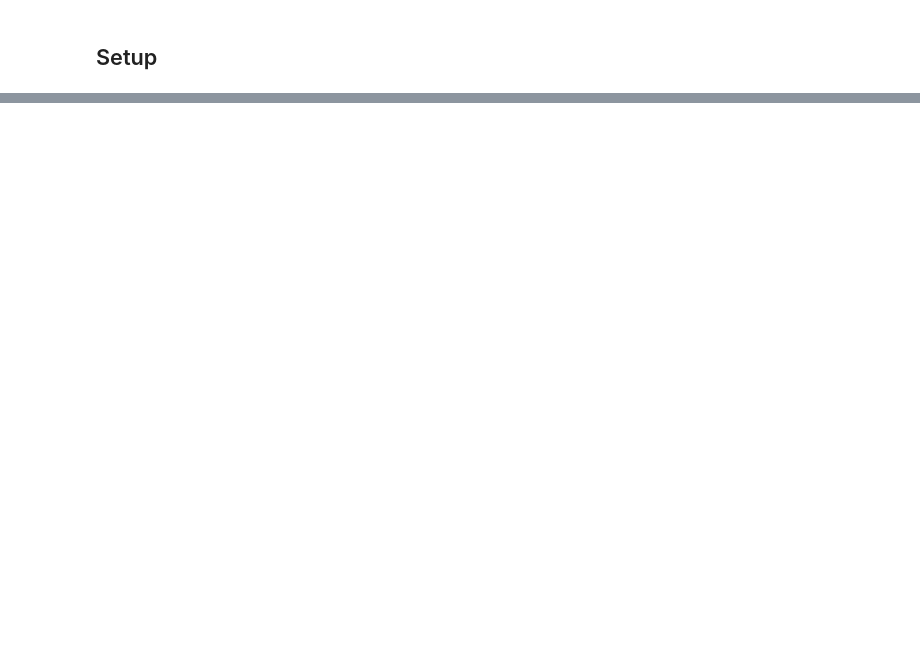
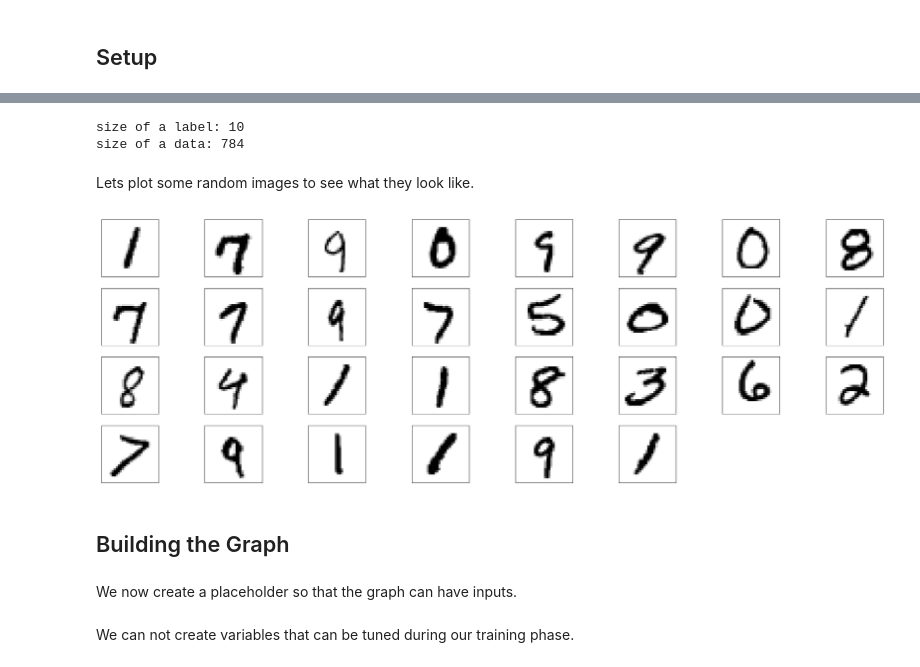
Before and after one commit to teppster/SLM-tf, a Jupyter notebook: SLM.ipynb, the cells around one changed output, grey strips where cells are left out. Cells and saved outputs as stored; diff of their text form; code cells hidden in the pictures; blank space fills up the shorter version.

```diff
--- a/SLM.ipynb
+++ b/SLM.ipynb
@@ -14,0 +30,3 @@ import numpy as np
+# %%
+from tensorflow.examples.tutorials.mnist import input_data
+data = input_data.read_data_sets("data/MNIST/", one_hot=True)
@@ -14,0 +38,5 @@ import numpy as np
+# %%
+img_row, img_col = 28, 28
+img_shape = (img_row, img_col)
+img_flat = img_row * img_col
+num_classes = 10
@@ -14,0 +78,40 @@ import numpy as np
+# %%
+print('size of a label:', len(data.train.labels[0]))
+print('size of a data:', len(data.train.images[0]))
+# %% [output]
+size of a label: 10
+size of a data: 784
+# %% [markdown]
+Lets plot some random images to see what they look like.
+# %%
+def plotRandomImages(data, num):
+    # create a list with random ints of size num in the range(55000)
+    random = np.random.randint(0, len(data.train.labels), size=num)
+
+    # list of images
+    images = []
+
+    # add images to the list of images using the random ints
+    # we have to reshape the array to 28x28 for correct plotting
+    for i in range(num):
+        index = random[i]
+        images += [data.train.images[index].reshape(img_shape)]
+
+    # plot the images
+    plt.figure(figsize=(30,10))
+    columns = 8
+
+    for i, image in enumerate(images):
+        plt.subplot(len(images) / columns + 1, columns, i + 1)
+        plt.xticks([])
+        plt.yticks([])
+        plt.imshow(image, cmap='binary')
+
+
+plotRandomImages(data, 30)
+# %% [output]
+[figure, added]
+# %% [markdown]
+## Building the Graph
+# %% [markdown]
+We now create a placeholder so that the graph can have inputs.
@@ -14,0 +122,2 @@ import numpy as np
+# %% [markdown]
+We can not create variables that can be tuned during our training phase.
```
Also changed, not shown: parts of 37 cells of this notebook, 1 other file.
